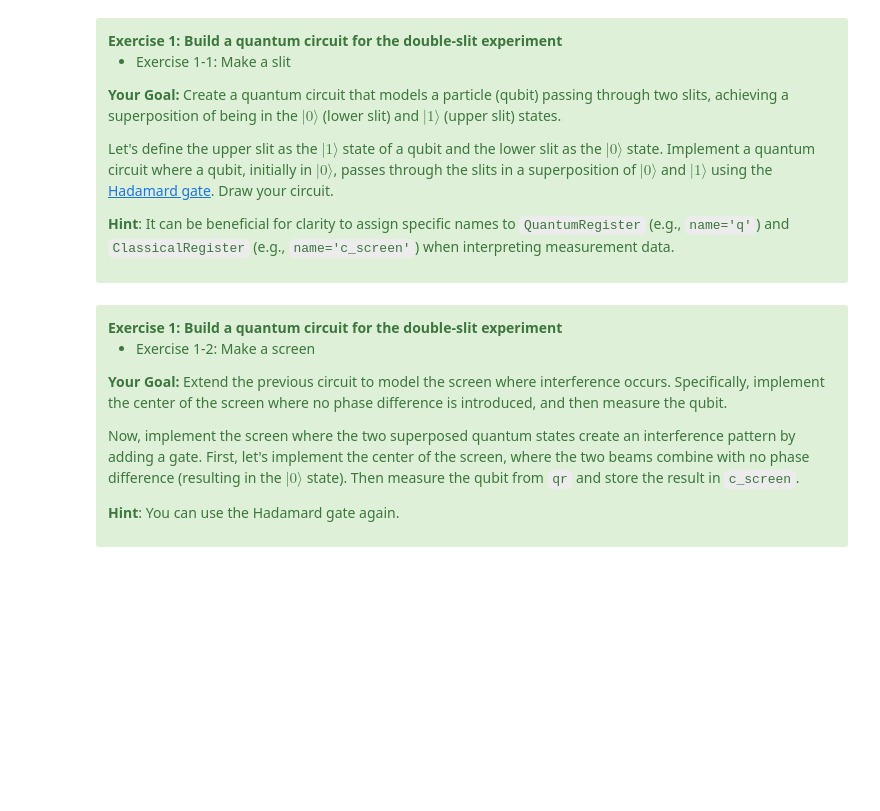
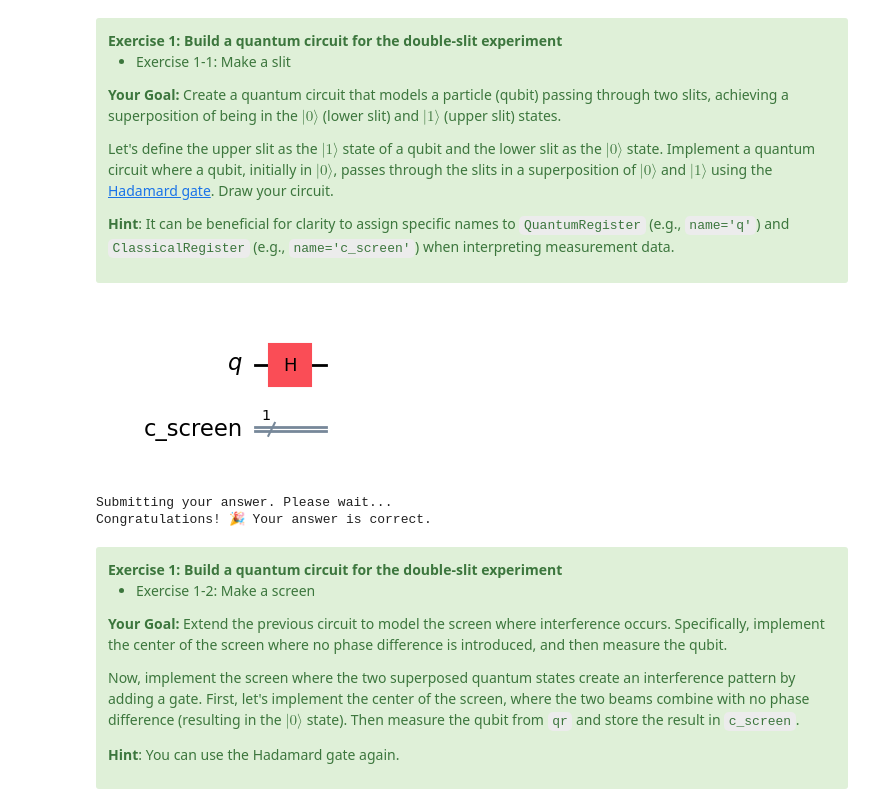
Before and after one commit to zargon01/qgss-2025, a Jupyter notebook: lab-1/lab1.ipynb, the cells around one changed output. Saved outputs shown, nothing was run; the diff lists cells and outputs as text; code cells hidden in the pictures; blank space fills up the shorter version.

```diff
--- a/lab-1/lab1.ipynb
+++ b/lab-1/lab1.ipynb
@@ -115,19 +125,25 @@ $|1\rangle$ state of a qubit and the lower slit as the $|0\rangle$ state. Implem
 # %%
 from qiskit import QuantumCircuit, QuantumRegister, ClassicalRegister
 
 qr = QuantumRegister(1, name='q')
 cr = ClassicalRegister(1, name='c_screen')
 
 double_slit = QuantumCircuit(qr, cr)
 # your code here
+double_slit.h(qr[0])
 
 
 
 # end of your code
 double_slit.draw('mpl')
+# %% [output]
+[figure, added]
 # %%
 # Submit your answer using the following code
 grade_lab1_ex1_1(double_slit)
+# %% [output]
+Submitting your answer. Please wait...
+Congratulations! 🎉 Your answer is correct.
 # %% [markdown]
 <div class="alert alert-block alert-success">
 <b>Exercise 1: Build a quantum circuit for the double-slit experiment</b>
```
Also changed, not shown: parts of 27 cells of this notebook.
